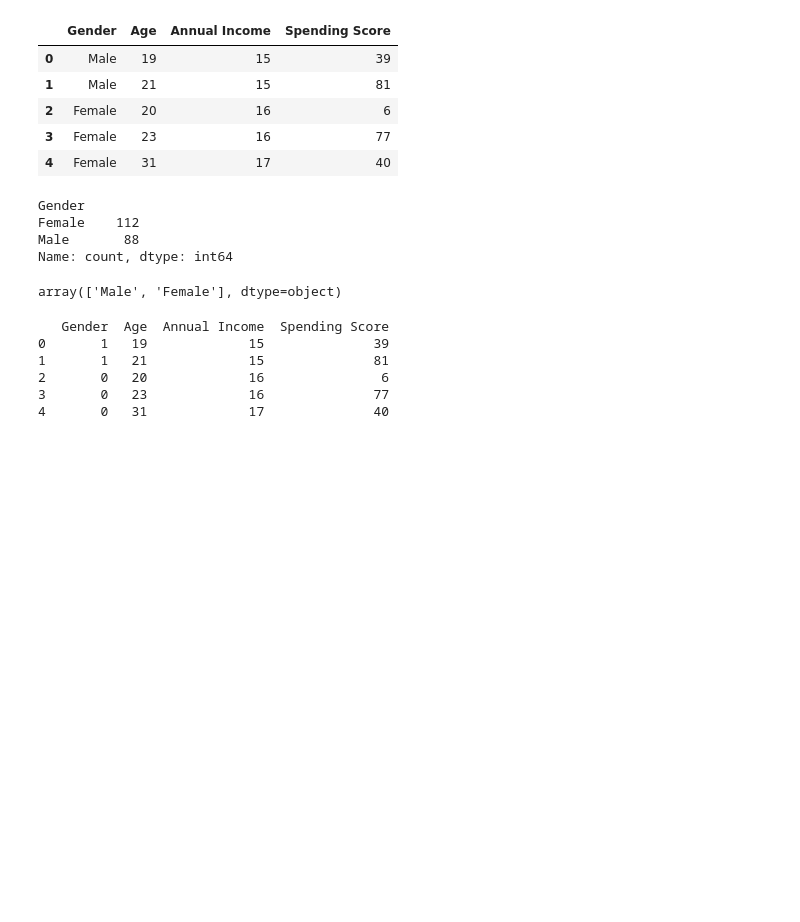
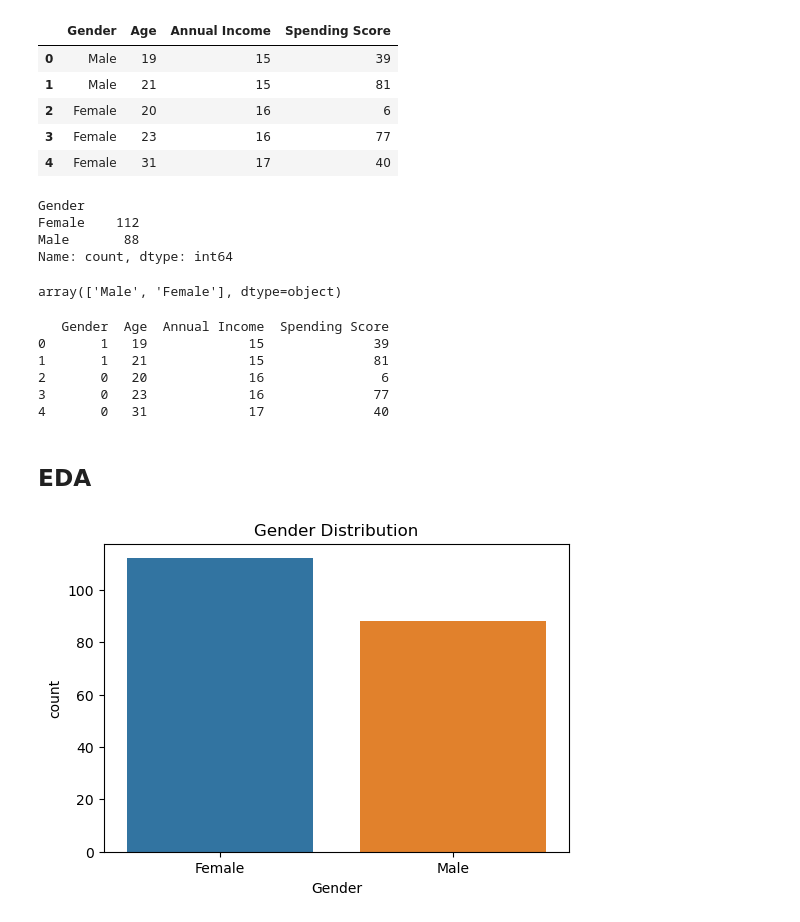
Before and after one commit to Hazem12Bakr/Customer-Segmentation, a Jupyter notebook: main.ipynb, the cells around one changed output. Drawn from its saved outputs; the diff is of its cells as text; code cells hidden in the pictures; blank space fills up the shorter version.

```diff
--- a/main.ipynb
+++ b/main.ipynb
@@ -113,3 +113,14 @@ print(df.head())
 2       0   20             16               6
 3       0   23             16              77
 4       0   31             17              40
+# %% [markdown]
+## EDA
+# %%
+# Gender Distribution
+plt.figure(figsize=(6, 4))
+sns.countplot(x='Gender', data=df)
+plt.title('Gender Distribution')
+plt.xticks([0,1], ['Female', 'Male'])
+plt.show()
+# %% [output]
+[figure, added]
```
Also changed, not shown: parts of 25 cells of this notebook.
